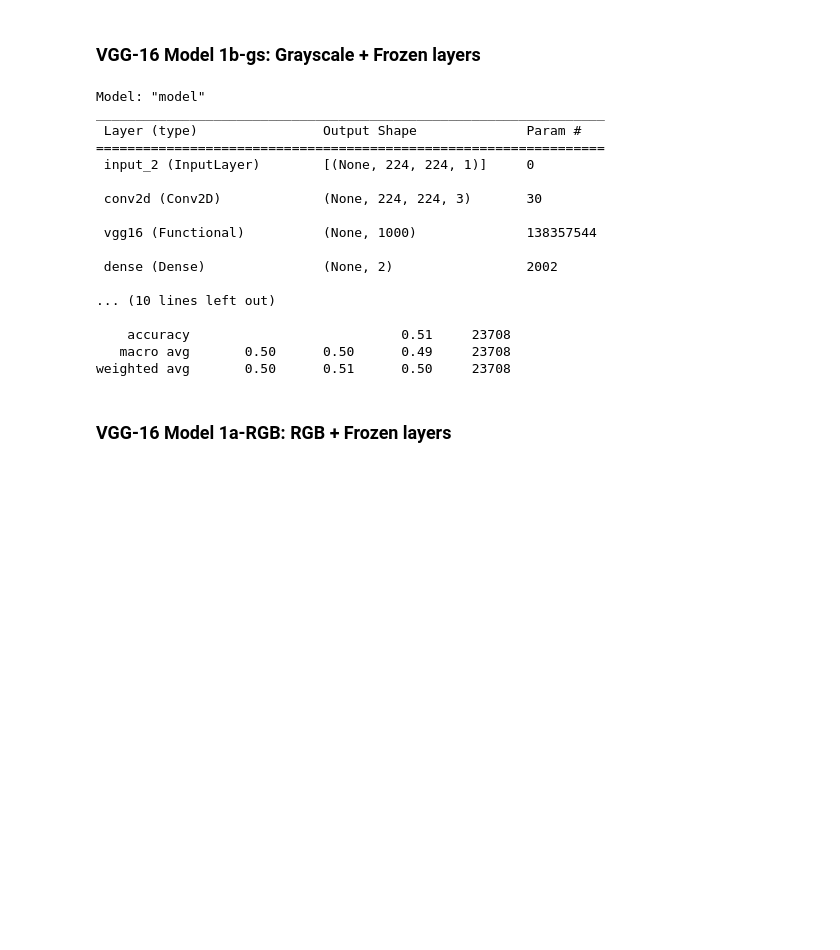
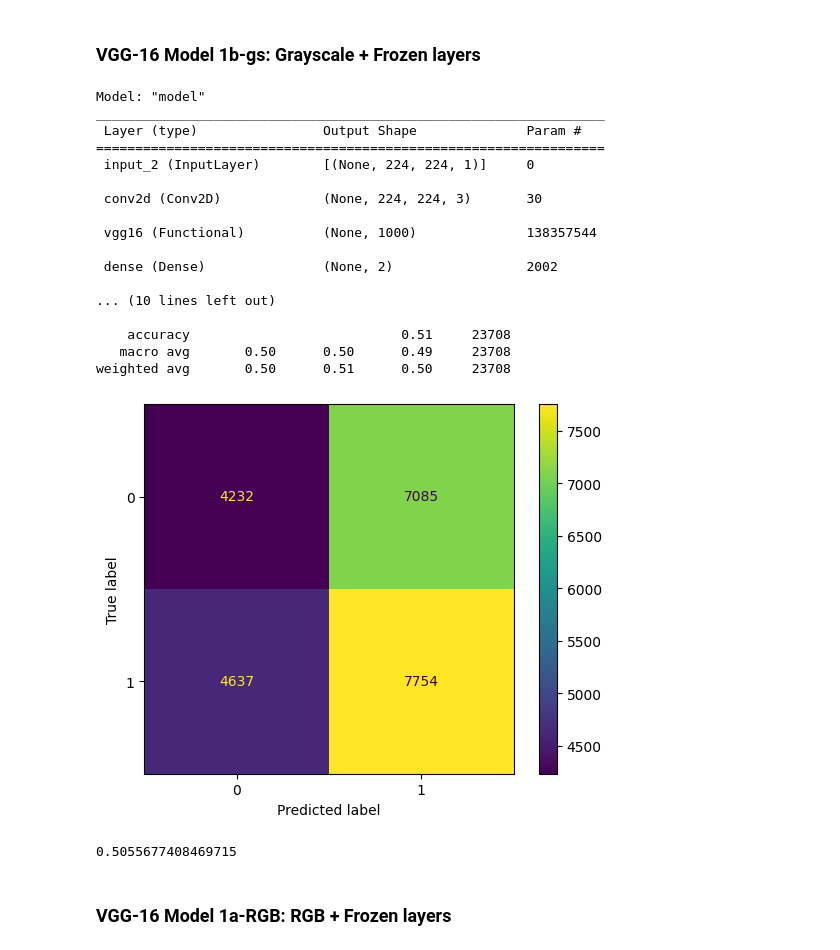
Before and after one commit to PatrickKudo/gender_image_classification, a Jupyter notebook: Test Set Evaluation - Gender Classification models.ipynb, the cells around one changed output. Saved outputs shown, nothing was run; the diff lists cells and outputs as text; code cells hidden in the pictures; blank space fills up the shorter version.

```diff
--- a/Test Set Evaluation - Gender Classification models.ipynb
+++ b/Test Set Evaluation - Gender Classification models.ipynb
@@ -67,6 +68,10 @@ test_ds_rgb = tf.keras.utils.image_dataset_from_directory(TEST_SORT_DIR,
                                                          batch_size=128,
                                                          image_size=(224, 224),
                                                          color_mode="rgb")
+
+# one-hot encoding
+one_hot_gs = test_ds_gs.map(lambda x, y: (x, tf.one_hot(y, depth=2)))
+one_hot_rgb = test_ds_rgb.map(lambda x, y: (x, tf.one_hot(y, depth=2)))
 # %% [output]
 Found 23708 files belonging to 2 classes.
 Found 23708 files belonging to 2 classes.
@@ -83,6 +88,11 @@ def reload_predict(model, dataset):
     # Evaluate the model
     test_predictions_rounded_labels=np.argmax(test_predictions, axis=1)
     print(classification_report(test_labels, test_predictions_rounded_labels))
+    cm = confusion_matrix(test_labels, test_predictions_rounded_labels)
+    disp = ConfusionMatrixDisplay(confusion_matrix=cm)
+    disp.plot()
+    plt.show()
+    print(accuracy_score(test_labels, test_predictions_rounded_labels))
 # %%
 test_labels
 # %% [output]
@@ -97,25 +107,27 @@ array([1, 1, 0, ..., 1, 0, 0], dtype=int32)
 # Recreate model instance
 M1b_gs = keras.models.load_model('GC weights/Frozen/mod1b-gs/mod1b_gs_frozen.h5')
 # %%
-reload_predict(M1b_gs, test_ds_gs)
+reload_predict(M1b_gs, one_hot_gs)
 # %% [output]
 Model: "model"
 _________________________________________________________________
  Layer (type)                Output Shape              Param #
 =================================================================
  input_2 (InputLayer)        [(None, 224, 224, 1)]     0
 
  conv2d (Conv2D)             (None, 224, 224, 3)       30
 
  vgg16 (Functional)          (None, 1000)              138357544
 
  dense (Dense)               (None, 2)                 2002
 
 ... (10 lines left out)
 
     accuracy                           0.51     23708
    macro avg       0.50      0.50      0.49     23708
 weighted avg       0.50      0.51      0.50     23708
+[figure, added]
+0.5055677408469715
 # %% [markdown]
 ### VGG-16 Model 1a-RGB: RGB + Frozen layers
 # %% [markdown]
```
Also changed, not shown: parts of 6 cells of this notebook.
